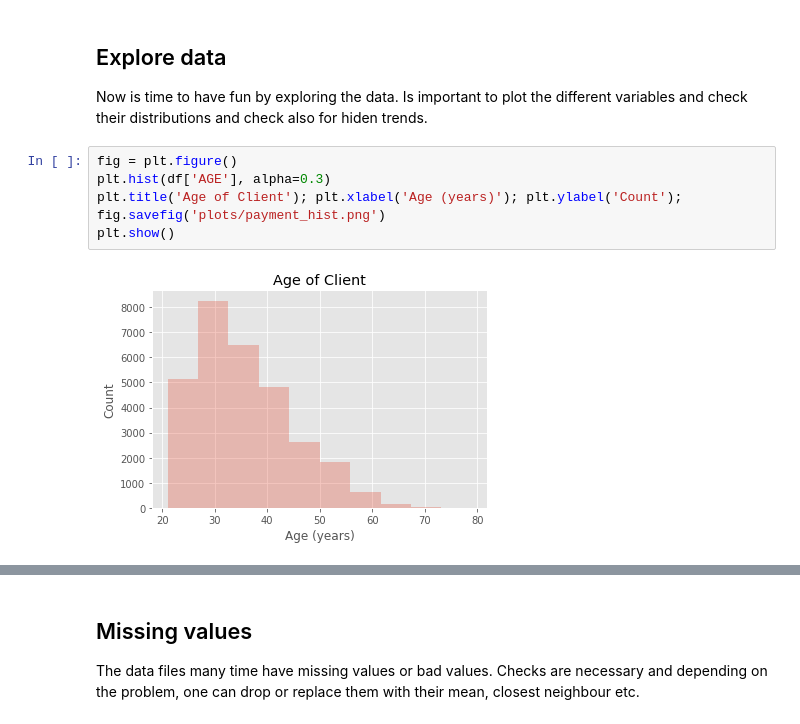
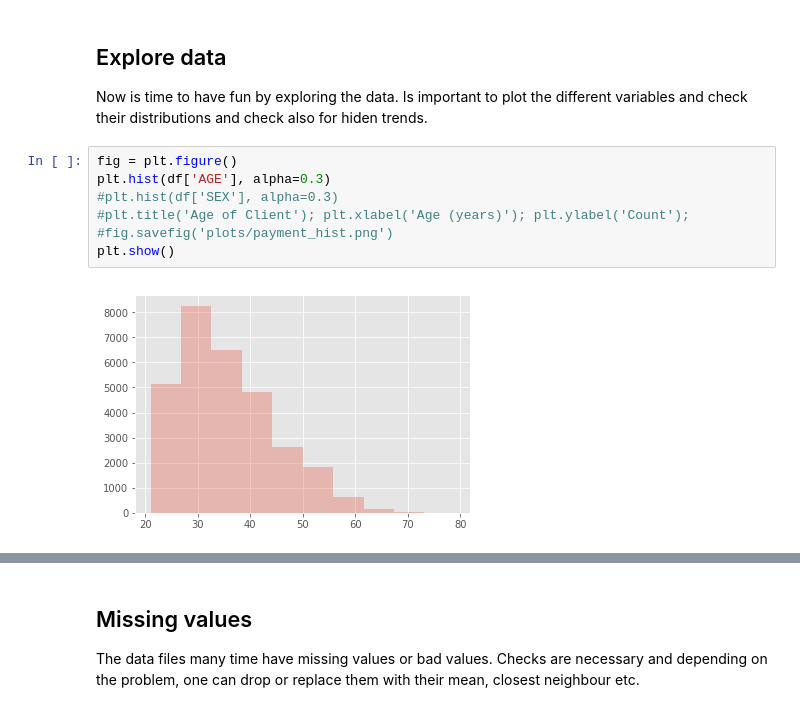
Before and after one commit to zefi89/project_MachineLearning, a Jupyter notebook: Introduction.ipynb, the cells around one changed output, grey strips where cells are left out. Cells and saved outputs as stored; diff of their text form.

```diff
--- a/Introduction.ipynb
+++ b/Introduction.ipynb
@@ -54,8 +59,9 @@ Now is time to have fun by exploring the data. Is important to plot the differen
 # %%
 fig = plt.figure()
 plt.hist(df['AGE'], alpha=0.3)
-plt.title('Age of Client'); plt.xlabel('Age (years)'); plt.ylabel('Count');
-fig.savefig('plots/payment_hist.png')
+#plt.hist(df['SEX'], alpha=0.3)
+#plt.title('Age of Client'); plt.xlabel('Age (years)'); plt.ylabel('Count');
+#fig.savefig('plots/payment_hist.png')
 plt.show()
 # %% [output]
-[figure, old version]
+[figure, new version]
```
Also changed, not shown: parts of 21 cells of this notebook, 1 other file.
